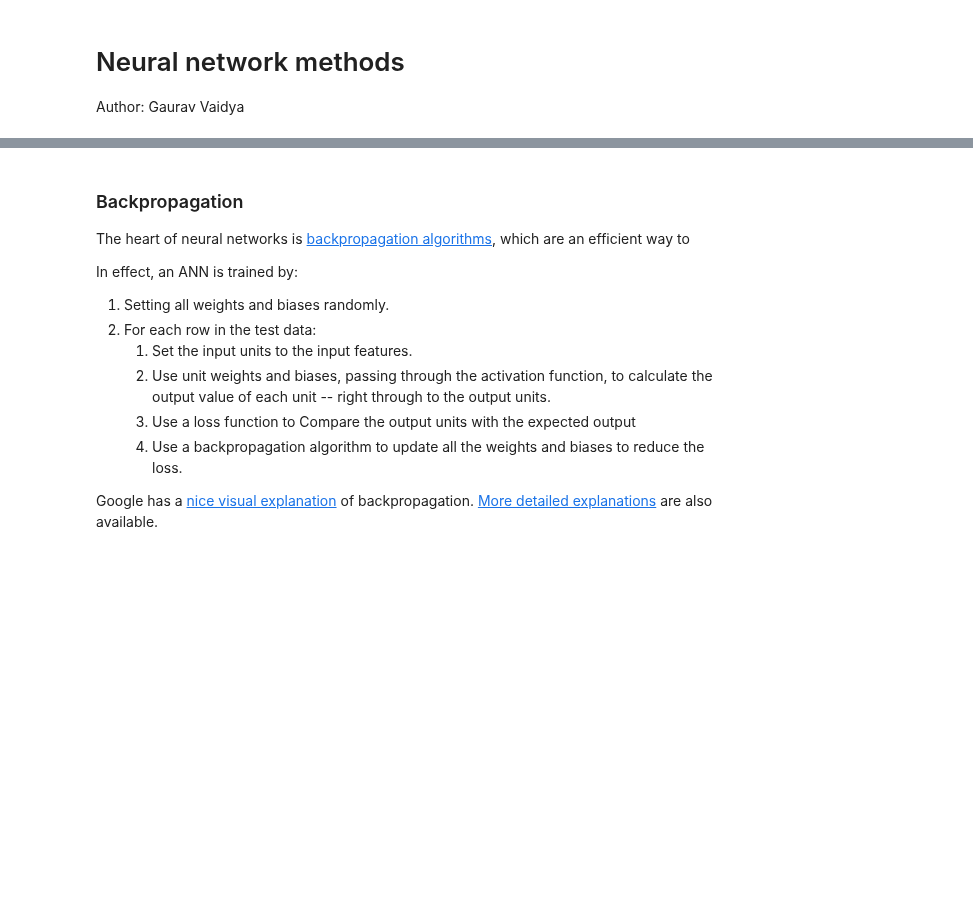
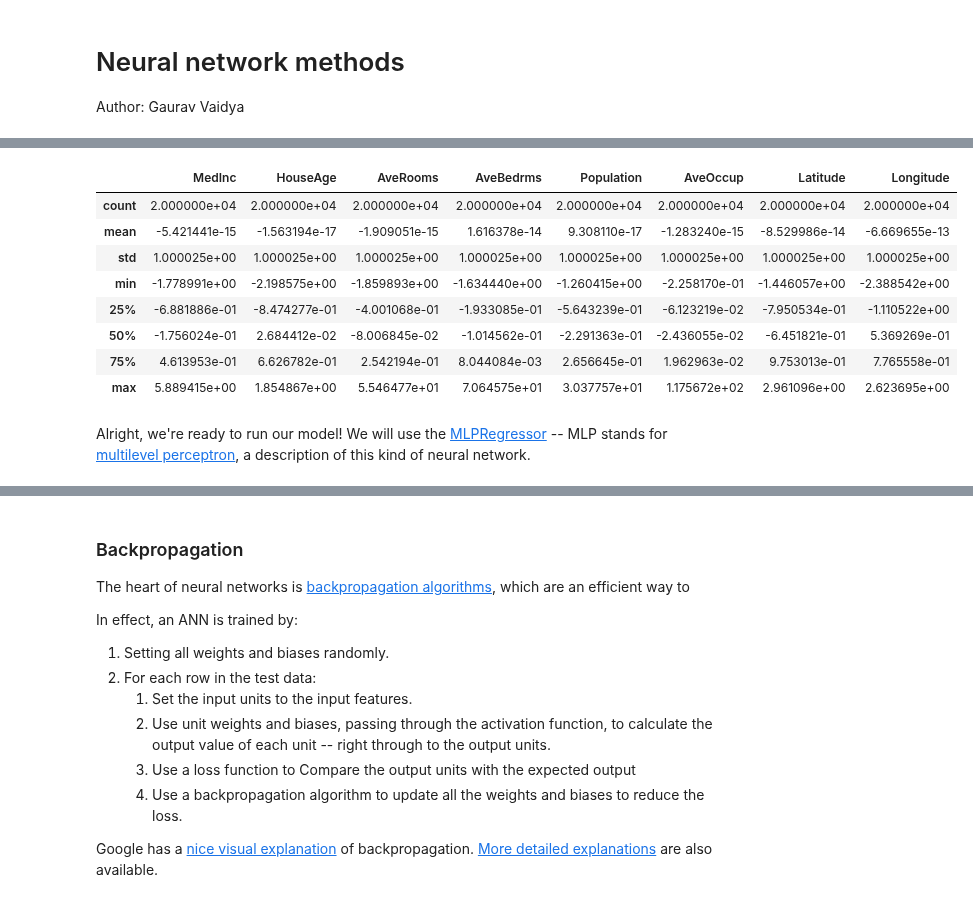
Before and after one commit to USDA-ARS-GBRU/ml-training-site, a Jupyter notebook: assets/nb-lessons/13_neural_network_methods.ipynb, the cells around one changed output, grey strips where cells are left out. Saved outputs shown, nothing was run; the diff lists cells and outputs as text; code cells hidden in the pictures; blank space fills up the shorter version.

```diff
--- a/assets/nb-lessons/13_neural_network_methods.ipynb
+++ b/assets/nb-lessons/13_neural_network_methods.ipynb
@@ -39,0 +137,26 @@ Putting it all together, we end up with a type of ANN called a *multilayer perce
+# %%
+from sklearn.preprocessing import StandardScaler
+
+scaler = StandardScaler()
+
+# Figure out how to scale all the input features in the training dataset.
+scaler.fit(train_data)
+scaled_train_data = scaler.transform(train_data)
+
+# Also tranform our validation and testing data in the same way.
+scaled_test_data = scaler.transform(test_data)
+
+# Did that work?
+pd.DataFrame(scaled_train_data, columns=calif.feature_names).describe()
+# %% [output]
+|  | MedInc | HouseAge | AveRooms | AveBedrms | Population | AveOccup | Latitude | Longitude |
+| count | 2.000000e+04 | 2.000000e+04 | 2.000000e+04 | 2.000000e+04 | 2.000000e+04 | 2.000000e+04 | 2.000000e+04 | 2.000000e+04 |
+| mean | -5.421441e-15 | -1.563194e-17 | -1.909051e-15 | 1.616378e-14 | 9.308110e-17 | -1.283240e-15 | -8.529986e-14 | -6.669655e-13 |
+| std | 1.000025e+00 | 1.000025e+00 | 1.000025e+00 | 1.000025e+00 | 1.000025e+00 | 1.000025e+00 | 1.000025e+00 | 1.000025e+00 |
+| min | -1.778991e+00 | -2.198575e+00 | -1.859893e+00 | -1.634440e+00 | -1.260415e+00 | -2.258170e-01 | -1.446057e+00 | -2.388542e+00 |
+| 25% | -6.881886e-01 | -8.474277e-01 | -4.001068e-01 | -1.933085e-01 | -5.643239e-01 | -6.123219e-02 | -7.950534e-01 | -1.110522e+00 |
+| 50% | -1.756024e-01 | 2.684412e-02 | -8.006845e-02 | -1.014562e-01 | -2.291363e-01 | -2.436055e-02 | -6.451821e-01 | 5.369269e-01 |
+| 75% | 4.613953e-01 | 6.626782e-01 | 2.542194e-01 | 8.044084e-03 | 2.656645e-01 | 1.962963e-02 | 9.753013e-01 | 7.765558e-01 |
+| max | 5.889415e+00 | 1.854867e+00 | 5.546477e+01 | 7.064575e+01 | 3.037757e+01 | 1.175672e+02 | 2.961096e+00 | 2.623695e+00 |
+# %% [markdown]
+Alright, we're ready to run our model! We will use the [MLPRegressor](https://scikit-learn.org/stable/modules/generated/sklearn.neural_network.MLPRegressor.html) -- MLP stands for [multilevel perceptron](https://en.wikipedia.org/wiki/Multilayer_perceptron), a description of this kind of neural network.
```
Also changed, not shown: parts of 26 cells of this notebook.
